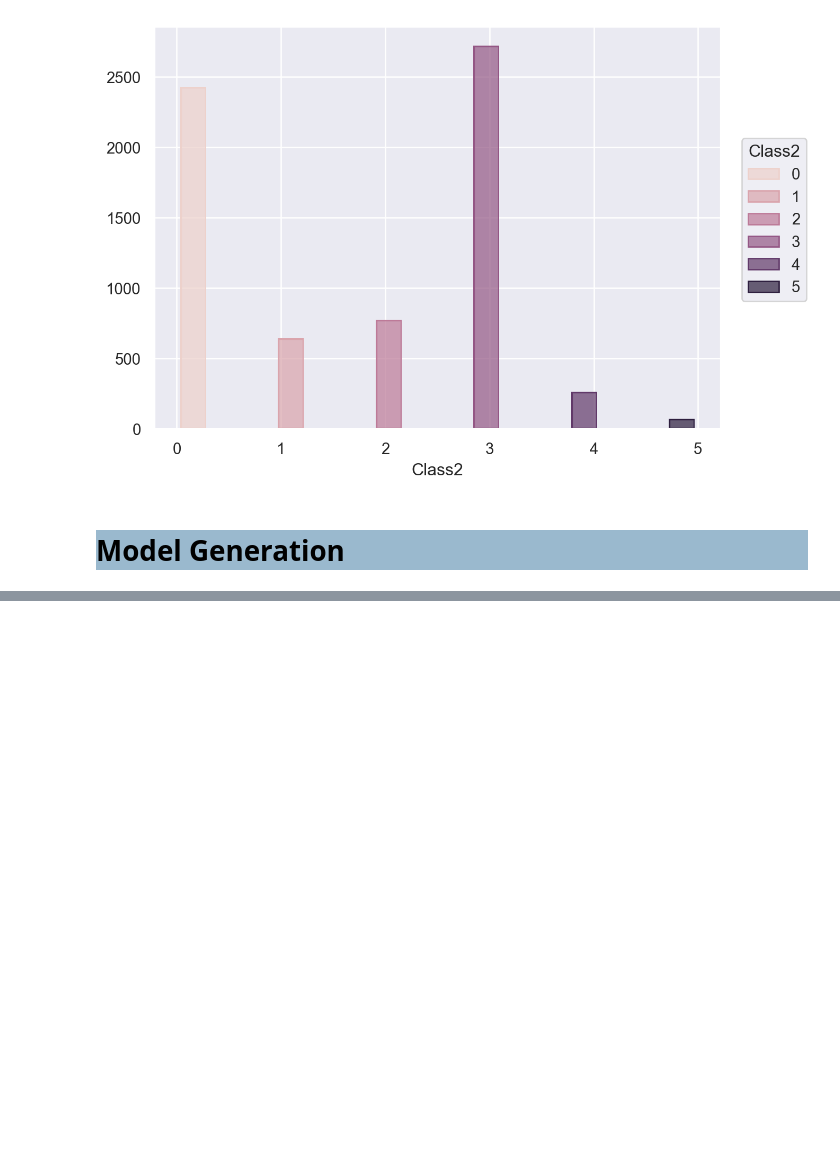
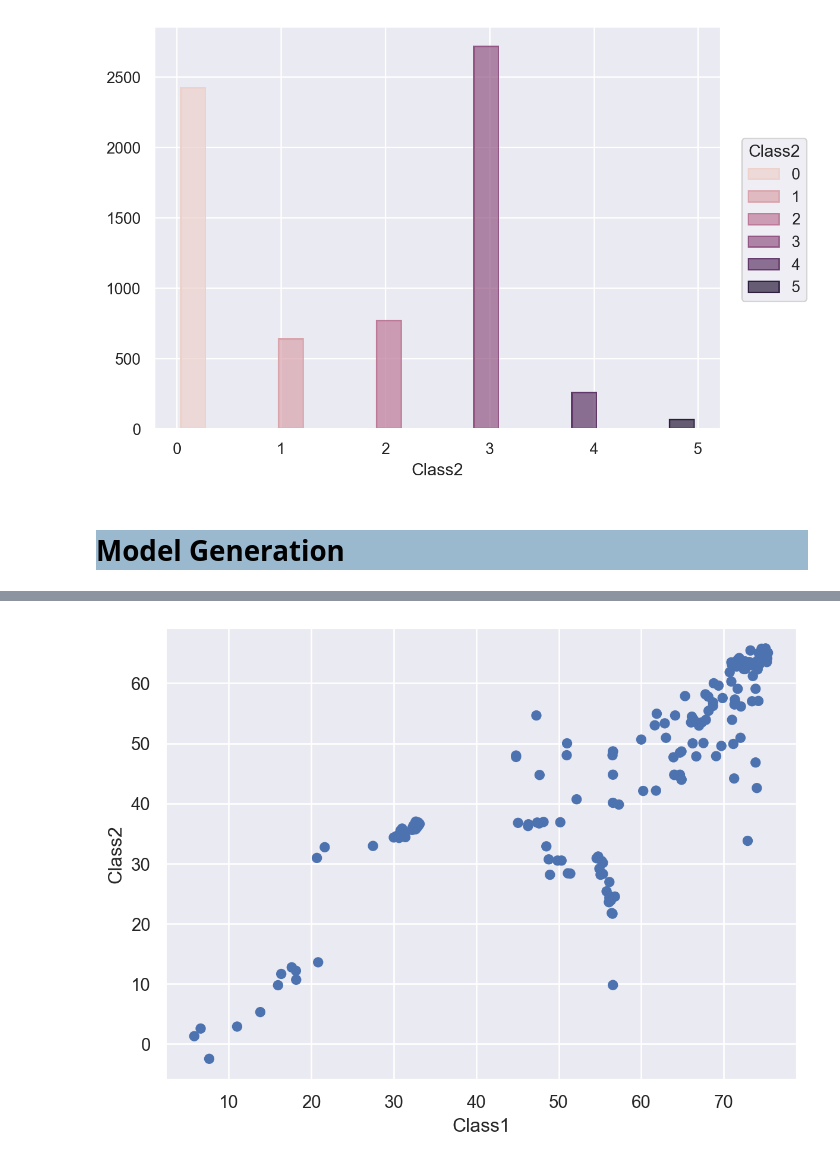
Before and after one commit to jeannamatthews-classes/group-project-cardiovascular-disease-predictor, a Jupyter notebook: CardiovascularDiseasePredictorBackend/src/model/CardiovascularDiseasePredictorModel.ipynb, the cells around one changed output, grey strips where cells are left out. Cells and saved outputs as stored; diff of their text form; code cells hidden in the pictures; blank space fills up the shorter version.

Commit message:
Model and UI completed

```diff
--- a/CardiovascularDiseasePredictorBackend/src/model/CardiovascularDiseasePredictorModel.ipynb
+++ b/CardiovascularDiseasePredictorBackend/src/model/CardiovascularDiseasePredictorModel.ipynb
@@ -757,0 +820,20 @@ KNN (array([[0.18595118],
+# %%
+all_results = pd.DataFrame(columns=["Class1","Class2"])
+cvd_feature_data = cvd_class_data.drop(['Class1','Class2'], axis=1)
+
+
+for i in range(1, len(cvd_feature_data.columns)+1):
+    selector1 = SelectKBest(k=i)
+    cvd_class_data_k_class1 = selector1.fit_transform(cvd_feature_data , cvd_class_data["Class1"])
+    cvd_class_data_k_class1_df = pd.DataFrame(cvd_class_data_k_class1, columns = cvd_feature_data.columns[selector1.get_support()])
+    cvd_class_data_k_class1_df['Class1']= list(cvd_class_data['Class1'])
+
+    selector2 = SelectKBest(k=i)
+    cvd_class_data_k_class2 = selector2.fit_transform(cvd_feature_data , cvd_class_data["Class2"])
+    cvd_class_data_k_class2_df = pd.DataFrame(cvd_class_data_k_class2, columns = cvd_feature_data.columns[selector2.get_support()])
+    cvd_class_data_k_class2_df['Class2']= list(cvd_class_data['Class2'])
+    result_df = test_models2(cvd_class_data_k_class1_df, cvd_class_data_k_class2_df, i)
+    all_results = pd.concat([all_results,result_df])
+    print("K=",i,"is complete")
+
+all_results
@@ -757,0 +889,6 @@ KNN (array([[0.18595118],
+# %%
+#add extra columns for visualization
+all_results["Number of Features"] = [index.split("_")[1] for index in all_results.index]
+all_results["Classifier"] = [index.split("_")[0] for index in all_results.index]
+all_results["Average Accuracy"] = (all_results["Class1"] + all_results["Class2"])/2
+all_results.head(15)
@@ -757,0 +912,8 @@ KNN (array([[0.18595118],
+# %%
+#Compare Class1 vs Class2
+(
+    so.Plot(data = all_results, x = "Class1", y= "Class2")
+    .add(so.Dot())
+)
+# %% [output]
+[figure, added]
```
Also changed, not shown: parts of 29 cells of this notebook, 59 other files.
